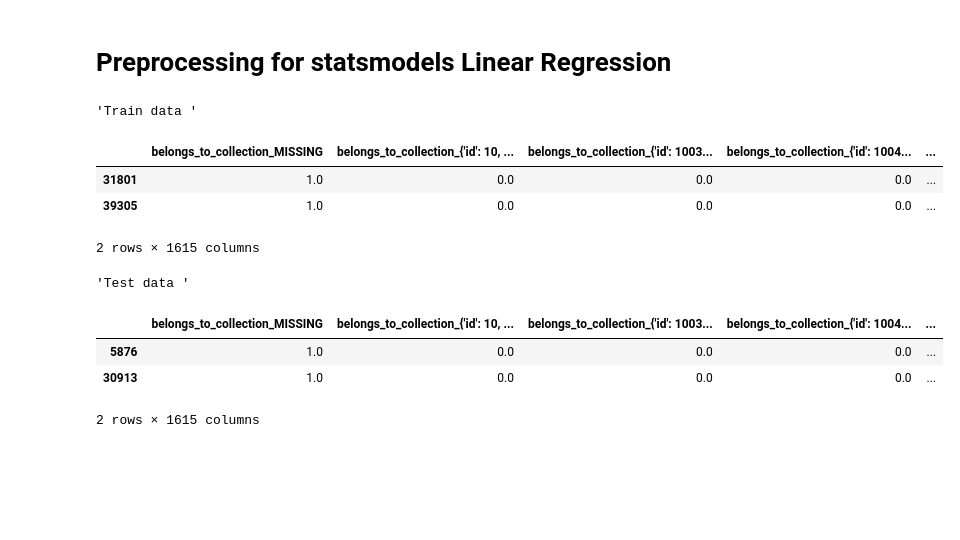
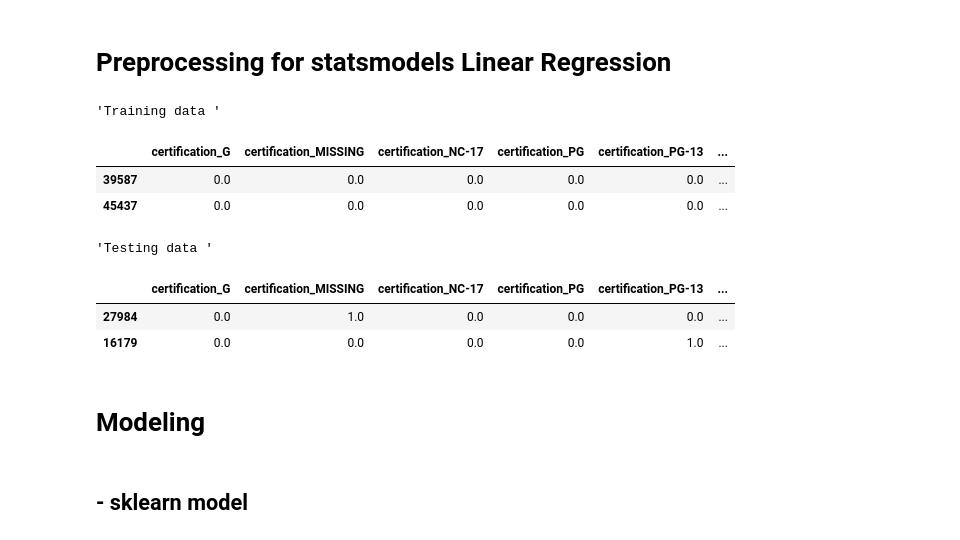
Before and after one commit to zevy613/Final-Project-The-Making-of-a-Successful-Movie, a Jupyter notebook: 6_LinearRegression.ipynb, the cells around one changed output. Drawn from its saved outputs; the diff is of its cells as text; code cells hidden in the pictures; blank space fills up the shorter version.

```diff
--- a/6_LinearRegression.ipynb
+++ b/6_LinearRegression.ipynb
@@ -34,0 +179,7 @@ df.shape
+# %%
+# Save only Released status
+df = df.loc[ df['status'] == 'Released']
+df = df.drop(columns=['status'])
+
+# filter out financials that don't have financial data
+df = df.loc[(df['budget'] >0 ) & (df['revenue']>0)]
@@ -35,16 +188,15 @@ df.shape
 # %%
-# Delete unnecessary columns
+## Other cleaning steps we could perform.
+#     pull out genres? see above error.
+drop_cols = ['backdrop_path','original_title','overview',
+                 'poster_path','tagline','id','homepage',
+                 'production_countries','video','spoken_languages',
+            'original_language', 'genres', 'title', 'production_companies']
+df = df.drop(columns=drop_cols)
 
-## Other cleaning steps we could perform.
-#     pull out genres
-#     pull out collection name from or treat them as booleans
-#     pull out date column release_data
-drop_cols = ['backdrop_path','original_title','overview',
-                 'poster_path','tagline','id','homepage', 'status',
-                 'production_countries','video','spoken_languages',
-            'original_language', 'genres', 'title', 'production_companies', 'release_date']
-df = df.drop(columns=drop_cols)
+# Drop null values in revenue column
 df.dropna(subset=['revenue'], inplace=True)
+
 df.head()
 # %% [output]
 |  | adult | belongs_to_collection | budget | popularity | revenue | runtime | vote_average | vote_count | ... |
@@ -87,3 +242,8 @@ cat_cols = cat_selector(X_train)
 
 num_selector = make_column_selector(dtype_include='number')
 num_cols = num_selector(X_train)
+# %%
+## select manually OHE cols for later
+bool_select = make_column_selector(dtype_include='bool')
+bool_select(X_train)
+# Missing genres. most probably due to the error above when cleaning genres column?
@@ -90,3 +252,10 @@ num_cols = num_selector(X_train)
+# %%
+## convert manual ohe to int
+already_ohe_cols = bool_select(X_train)
+X_train[already_ohe_cols] = X_train[already_ohe_cols].astype(int)
+X_test[already_ohe_cols] = X_test[already_ohe_cols].astype(int)
+
+# Why are we doing this?
 # %%
 # Instantiate transformations
 
@@ -158,17 +326,21 @@ X_test_df = pd.DataFrame(preprocessor.transform(X_test), columns=final_features,
 # %%
 # Add constant column
 X_train_df = sm.add_constant(X_train_df,has_constant='add', prepend=False)
 X_test_df = sm.add_constant(X_test_df,has_constant='add', prepend=False)
-display("Train data ", X_train_df.head(2), 'Test data ', X_test_df.head(2))
+display("Training data ", X_train_df.head(2), 'Testing data ', X_test_df.head(2))
+
+# Year month and day are weird numbers, probably because of the float versus int above?
 # %% [output]
-'Train data '
+'Training data '
-|  | belongs_to_collection_MISSING | belongs_to_collection_{'id': 10, ... | belongs_to_collection_{'id': 1003... | belongs_to_collection_{'id': 1004... | ... |
-| 31801 | 1.0 | 0.0 | 0.0 | 0.0 | ... |
-| 39305 | 1.0 | 0.0 | 0.0 | 0.0 | ... |
+|  | certification_G | certification_MISSING | certification_NC-17 | certification_PG | certification_PG-13 | ... |
+| 39587 | 0.0 | 0.0 | 0.0 | 0.0 | 0.0 | ... |
+| 45437 | 0.0 | 0.0 | 0.0 | 0.0 | 0.0 | ... |
-2 rows × 1615 columns
+'Testing data '
-'Test data '
-|  | belongs_to_collection_MISSING | belongs_to_collection_{'id': 10, ... | belongs_to_collection_{'id': 1003... | belongs_to_collection_{'id': 1004... | ... |
-| 5876 | 1.0 | 0.0 | 0.0 | 0.0 | ... |
-| 30913 | 1.0 | 0.0 | 0.0 | 0.0 | ... |
+|  | certification_G | certification_MISSING | certification_NC-17 | certification_PG | certification_PG-13 | ... |
+| 27984 | 0.0 | 1.0 | 0.0 | 0.0 | 0.0 | ... |
+| 16179 | 0.0 | 0.0 | 0.0 | 0.0 | 1.0 | ... |
-2 rows × 1615 columns
+# %% [markdown]
+# Modeling
+# %% [markdown]
+ ## - sklearn model
 # %%
```
Also changed, not shown: parts of 60 cells of this notebook.
